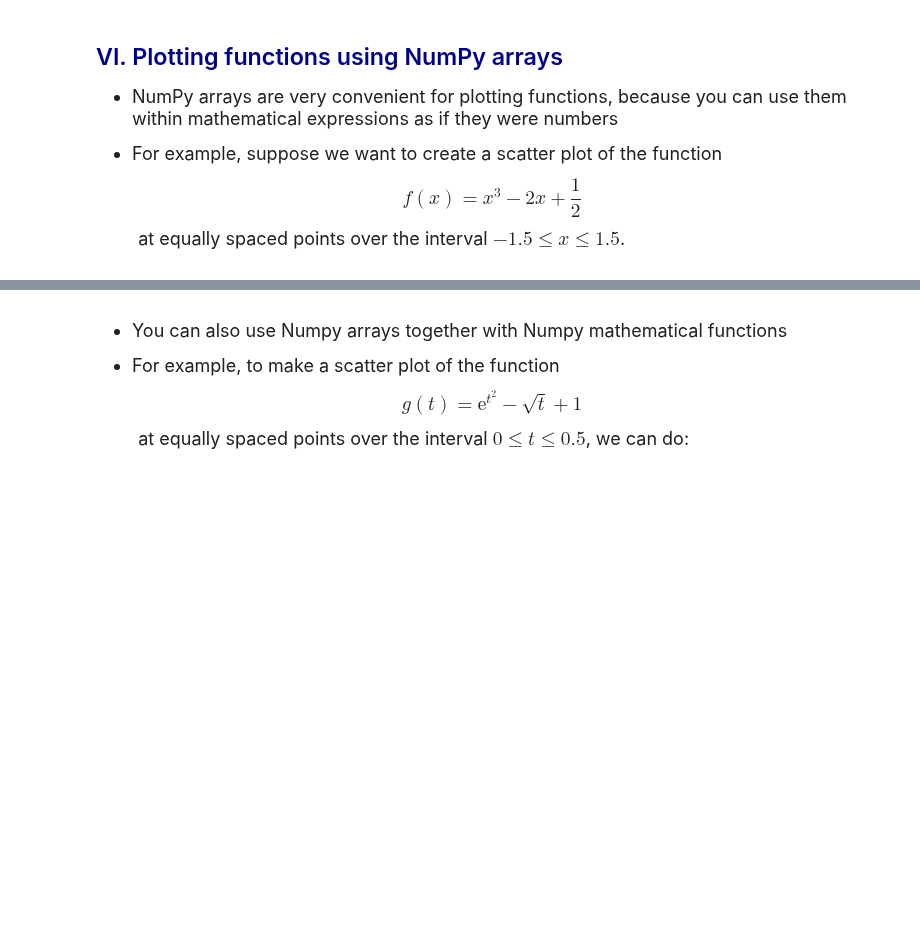
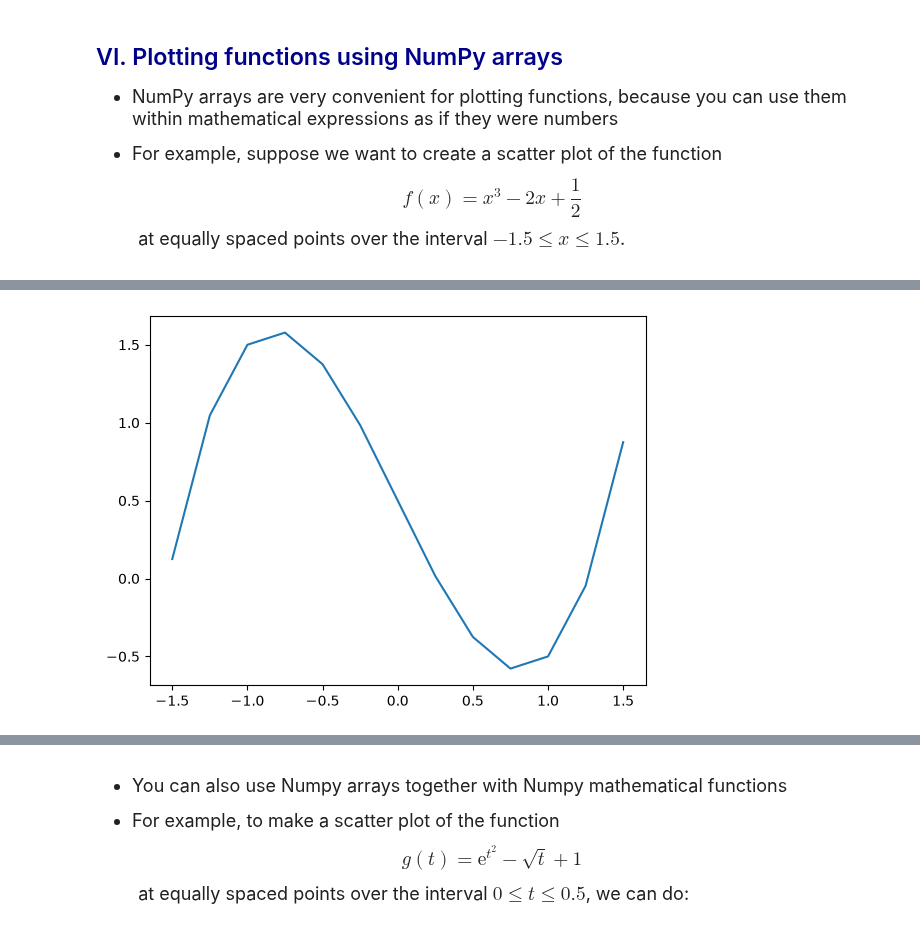
Before and after one commit to ylang100/datasci185fall2026, a Jupyter notebook: Lecture_05_Libraries_and_Specialized_Functions/Lecture5 copy.ipynb, the cells around one changed output, grey strips where cells are left out. Saved outputs shown, nothing was run; the diff lists cells and outputs as text; code cells hidden in the pictures; blank space fills up the shorter version.

```diff
--- a/Lecture_05_Libraries_and_Specialized_Functions/Lecture5 copy.ipynb
+++ b/Lecture_05_Libraries_and_Specialized_Functions/Lecture5 copy.ipynb
@@ -489,0 +541,12 @@ plt.show()
+# %%
+# Convert to numpy array
+x_vals = np.array(x_vals)
+
+# Create new numpy array with the function evaluated at the same points
+y_vals = x_vals**3 - 2*x_vals + 0.5
+
+# Use plt.scatter to create scatter plot
+plt.plot(x_vals, y_vals)
+plt.show()
+# %% [output]
+[figure, added]
```
Also changed, not shown: parts of 29 cells of this notebook, 3 other files.
